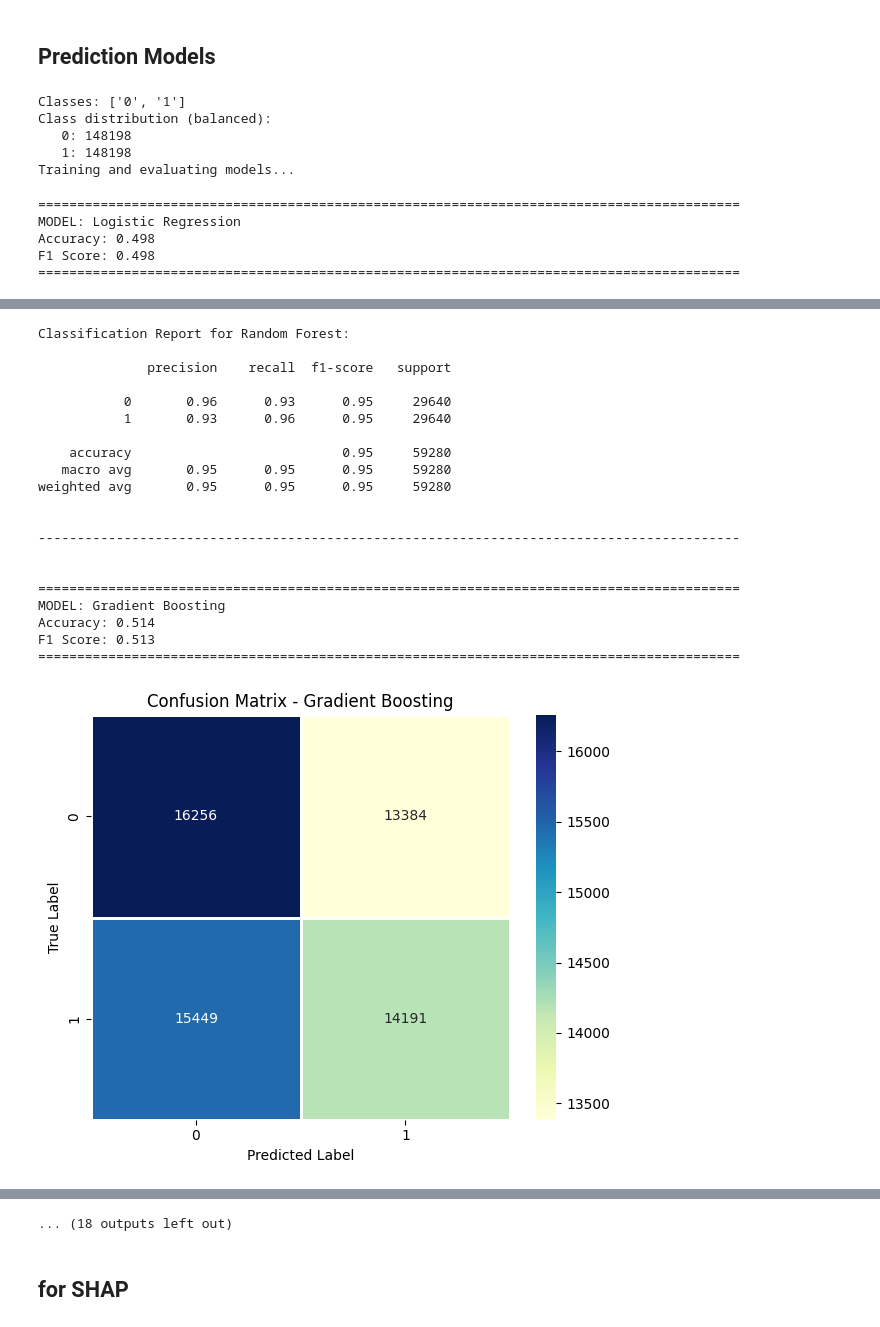
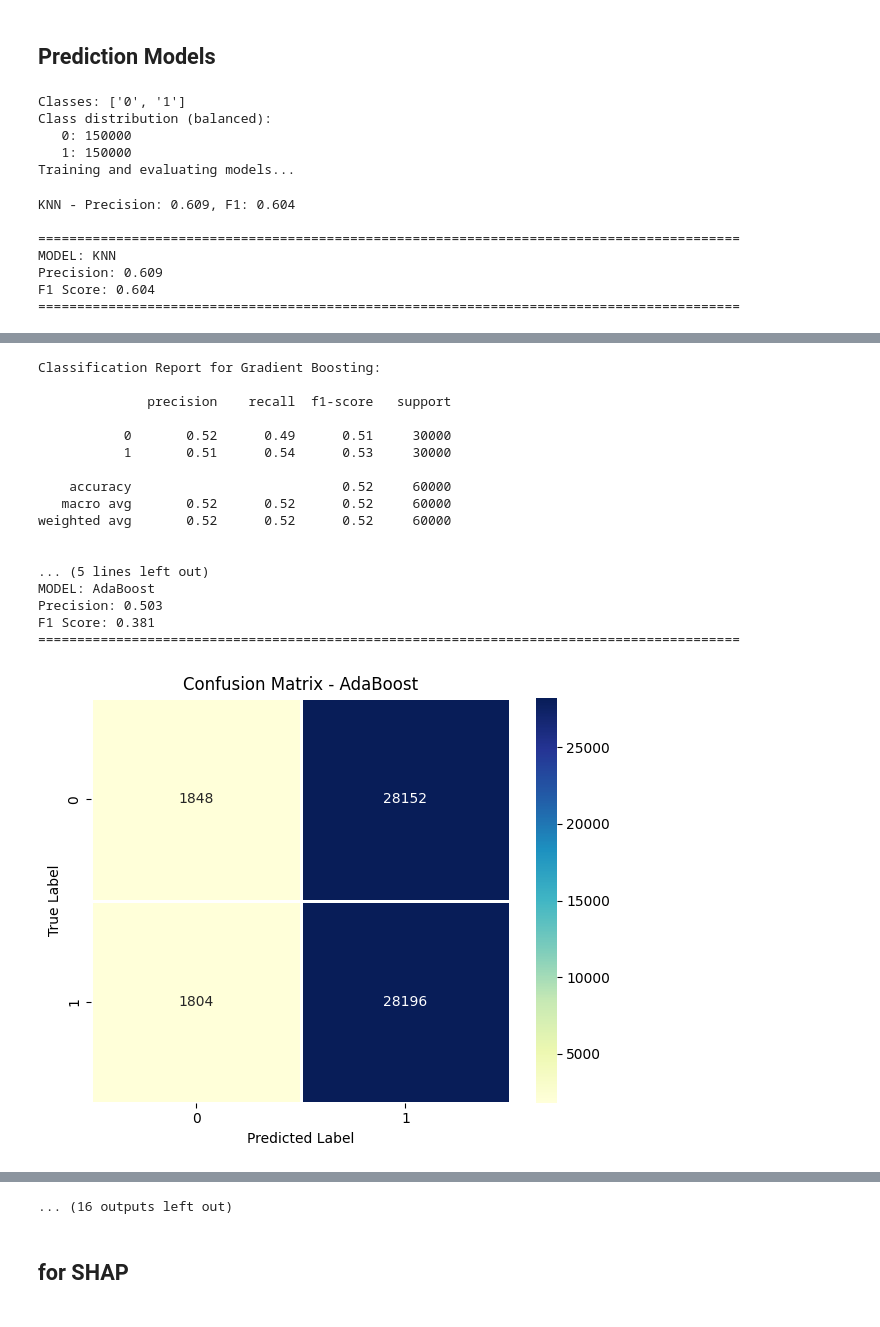
Before and after one commit to Smemedi/Bloom_Buddy, a Jupyter notebook: Plant_stress_predict/Edge_plant_det.ipynb, the cells around one changed output, grey strips where cells are left out. Saved outputs shown, nothing was run; the diff lists cells and outputs as text; code cells hidden in the pictures.

Commit message:
Updated model comparison chart

```diff
--- a/Plant_stress_predict/Edge_plant_det.ipynb
+++ b/Plant_stress_predict/Edge_plant_det.ipynb
@@ -663,13 +663,12 @@ X_train_scaled = scaler.fit_transform(X_train)
 X_test_scaled = scaler.transform(X_test)
 
 models = {
-    "Logistic Regression": LogisticRegression(max_iter=3000, random_state=42),
     "KNN": KNeighborsClassifier(n_neighbors=7),
     "Decision Tree": DecisionTreeClassifier(random_state=42, max_depth=8),
-    "Random Forest": RandomForestClassifier(n_estimators=300, random_state=42),
+    "Random Forest": RandomForestClassifier(n_estimators=150, max_depth=20, n_jobs=-1, random_state=42),
     "Gradient Boosting": GradientBoostingClassifier(random_state=42),
     "AdaBoost": AdaBoostClassifier(random_state=42),
-    "Extra Trees": ExtraTreesClassifier(n_estimators=300, random_state=42),
+    "Extra Trees": ExtraTreesClassifier(n_estimators=150, random_state=42, n_jobs=-1, max_depth=20),
     "Gaussian NB": GaussianNB(),
     "XGBoost": XGBClassifier(eval_metric="mlogloss", random_state=42),
     "LightGBM": LGBMClassifier(random_state=42, verbose=-1),
@@ -683,29 +682,23 @@ for model_name, model_candidate in tqdm(models.items(), desc="Model Evaluation P
     model_candidate.fit(X_train_scaled, y_train)
     y_pred_model = model_candidate.predict(X_test_scaled)
 
-    accuracy = accuracy_score(y_test, y_pred_model)
+
     f1 = f1_score(y_test, y_pred_model, average='weighted')
+    Precision = precision_score(y_test, y_pred_model, average='weighted')
 
-    try:
-        y_prob = model_candidate.predict_proba(X_test_scaled)
-        auc = roc_auc_score(y_test, y_prob, multi_class="ovr")
-    except Exception:
-        auc = np.nan
+    print(f"{model_name} - Precision: {Precision:.3f}, F1: {f1:.3f}")
 
     results_list.append({
         "Model": model_name,
         "Model_Object": model_candidate,
-        "Accuracy": accuracy,
+        "Precision": Precision,
         "F1_Score": f1,
-        "AUC": auc
     })
 
     print("\n" + "=" * 90)
     print(f"MODEL: {model_name}")
-    print(f"Accuracy: {accuracy:.3f}")
+    print(f"Precision: {Precision:.3f}")
     print(f"F1 Score: {f1:.3f}")
-    if not np.isnan(auc):
-        print(f"AUC Score: {auc:.3f}")
     print("=" * 90 + "\n")
 
     cm = confusion_matrix(y_test, y_pred_model)
@@ -737,14 +730,13 @@ for model_name, model_candidate in tqdm(models.items(), desc="Model Evaluation P
     print("\n" + "-" * 90 + "\n")
 
 results_df = pd.DataFrame(results_list)
-results_df["AUC_sort"] = results_df["AUC"].fillna(-1)
-results_df = results_df.sort_values(["Accuracy", "F1_Score", "AUC_sort"], ascending=False).drop(columns=["AUC_sort"]).reset_index(drop=True)
+results_df = results_df.sort_values(["Precision", "F1_Score",], ascending=False).reset_index(drop=True)
 
 print("\nOverall model performance summary:\n")
 display(
-    results_df[["Model", "Accuracy", "F1_Score", "AUC"]]
-    .style.background_gradient(cmap="Greens", subset=["Accuracy", "F1_Score", "AUC"])
-    .format({"Accuracy": "{:.3f}", "F1_Score": "{:.3f}", "AUC": "{:.3f}"})
+    results_df[["Model", "Precision", "F1_Score"]]
+    .style.background_gradient(cmap="Greens", subset=["Precision", "F1_Score"])
+    .format({"Precision": "{:.3f}", "F1_Score": "{:.3f}"})
     .set_table_styles([
         {"selector": "th", "props": [("font-size", "12pt"), ("text-align", "center")]},
         {"selector": "td", "props": [("text-align", "center"), ("font-size", "11pt")]}
@@ -752,9 +744,9 @@ display(
 )
 
 plt.figure(figsize=(12, 6))
-plot_df = results_df[["Model", "Accuracy", "F1_Score", "AUC"]].melt(id_vars="Model", value_vars=["Accuracy", "F1_Score", "AUC"])
+plot_df = results_df[["Model", "Precision", "F1_Score"]].melt(id_vars="Model", value_vars=["Precision", "F1_Score"])
 sns.barplot(data=plot_df, x="Model", y="value", hue="variable", palette="viridis")
-plt.title("Model Performance Comparison (Accuracy vs F1 Score vs AUC)")
+plt.title("Model Performance Comparison (Precision vs F1 Score)")
 plt.ylabel("Score")
 plt.xlabel("Model")
 plt.legend(title="Metric")
@@ -765,15 +757,12 @@ plt.show()
 best_model_data = results_df.iloc[0]
 best_model_name = best_model_data["Model"]
 best_model = best_model_data["Model_Object"]
-best_accuracy = best_model_data["Accuracy"]
+best_Precision = best_model_data["Precision"]
 best_f1 = best_model_data["F1_Score"]
-best_auc = best_model_data["AUC"]
 
 print(f"\nBest model selected: {best_model_name}")
-print(f"Accuracy: {best_accuracy:.3f}")
+print(f"Precision: {best_Precision:.3f}")
 print(f"F1 Score: {best_f1:.3f}")
-if not np.isnan(best_auc):
-    print(f"AUC: {best_auc:.3f}")
 
 # Use best model for downstream cells
 y_pred_best = best_model.predict(X_test_scaled)
@@ -792,11 +781,13 @@ plt.show()
 # %% [output]
 Classes: ['0', '1']
 Class distribution (balanced):
-   0: 148198
-   1: 148198
+   0: 150000
+   1: 150000
 Training and evaluating models...
+KNN - Precision: 0.609, F1: 0.604
+
 ==========================================================================================
-MODEL: Logistic Regression
-Accuracy: 0.498
-F1 Score: 0.498
+MODEL: KNN
+Precision: 0.609
+F1 Score: 0.604
 ==========================================================================================
@@ -867,21 +849,18 @@ F1 Score: 0.947
-Classification Report for Random Forest:
+Classification Report for Gradient Boosting:
 
               precision    recall  f1-score   support
 
-           0       0.96      0.93      0.95     29640
-           1       0.93      0.96      0.95     29640
+           0       0.52      0.49      0.51     30000
+           1       0.51      0.54      0.53     30000
 
-    accuracy                           0.95     59280
-   macro avg       0.95      0.95      0.95     59280
-weighted avg       0.95      0.95      0.95     59280
+    accuracy                           0.52     60000
+   macro avg       0.52      0.52      0.52     60000
+weighted avg       0.52      0.52      0.52     60000
 
 
-------------------------------------------------------------------------------------------
-
-
+... (5 lines left out)
+MODEL: AdaBoost
+Precision: 0.503
+F1 Score: 0.381
 ==========================================================================================
-MODEL: Gradient Boosting
-Accuracy: 0.514
-F1 Score: 0.513
-==========================================================================================
-[figure, old version]
+[figure, new version]
@@ -908,4 +884,4 @@ F1 Score: 0.483
-... (18 outputs left out)
+... (16 outputs left out)
 # %% [markdown]
 ## for SHAP
 # %%
```
Also changed, not shown: parts of 5 cells of this notebook, 3 other files.
